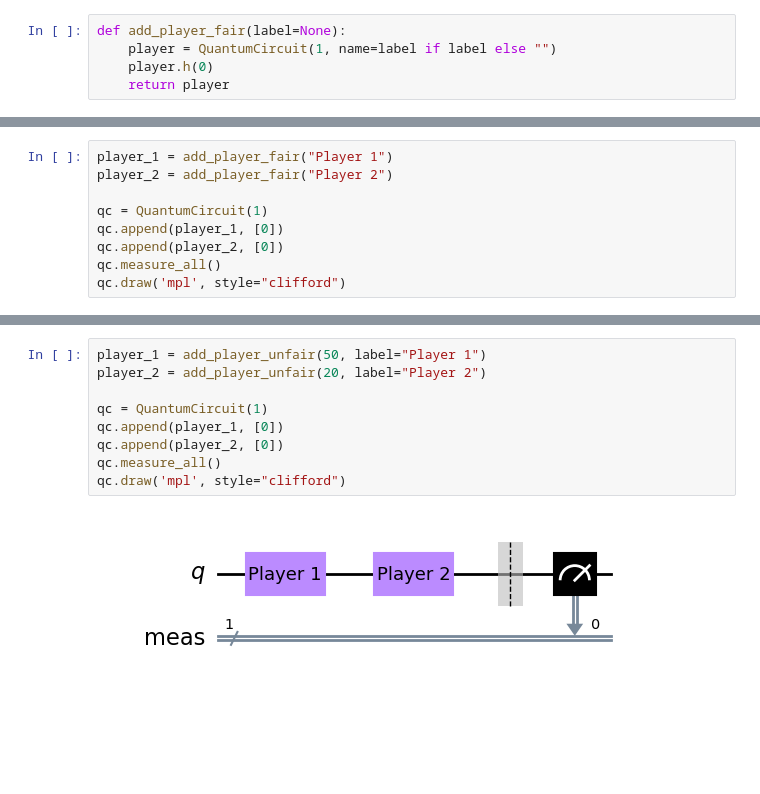
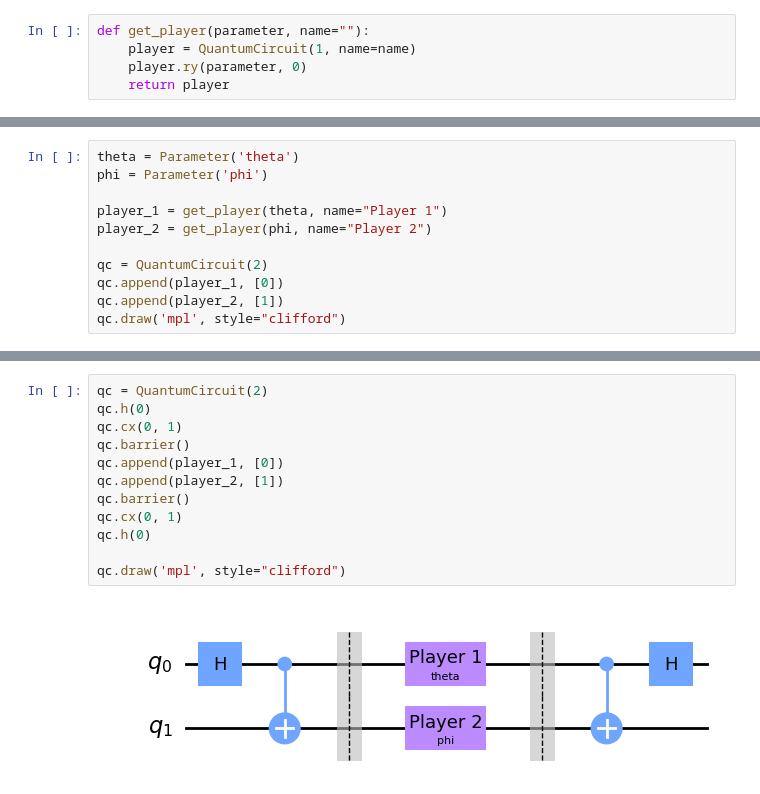
Before and after one commit to Dpbm/scientific-research-1-quantum-oracles, a Jupyter notebook: code/prisioners-dilemma.ipynb, the cells around one changed output, grey strips where cells are left out. Drawn from its saved outputs; the diff is of its cells as text; blank space fills up the shorter version.

```diff
--- a/code/prisioners-dilemma.ipynb
+++ b/code/prisioners-dilemma.ipynb
@@ -12,5 +11,5 @@ $Refuse = 1$
 # %%
-def add_player_fair(label=None):
-    player = QuantumCircuit(1, name=label if label else "")
-    player.h(0)
+def get_player(parameter, name=""):
+    player = QuantumCircuit(1, name=name)
+    player.ry(parameter, 0)
     return player
@@ -21,10 +16,12 @@ def measure(circuit):
 # %%
-player_1 = add_player_fair("Player 1")
-player_2 = add_player_fair("Player 2")
+theta = Parameter('theta')
+phi = Parameter('phi')
 
-qc = QuantumCircuit(1)
+player_1 = get_player(theta, name="Player 1")
+player_2 = get_player(phi, name="Player 2")
+
+qc = QuantumCircuit(2)
 qc.append(player_1, [0])
-qc.append(player_2, [0])
-qc.measure_all()
+qc.append(player_2, [1])
 qc.draw('mpl', style="clifford")
 # %% [output]
@@ -57,11 +41,14 @@ def add_player_unfair(rate_to_refuse, label=None):
 # %%
-player_1 = add_player_unfair(50, label="Player 1")
-player_2 = add_player_unfair(20, label="Player 2")
+qc = QuantumCircuit(2)
+qc.h(0)
+qc.cx(0, 1)
+qc.barrier()
+qc.append(player_1, [0])
+qc.append(player_2, [1])
+qc.barrier()
+qc.cx(0, 1)
+qc.h(0)
 
-qc = QuantumCircuit(1)
-qc.append(player_1, [0])
-qc.append(player_2, [0])
-qc.measure_all()
 qc.draw('mpl', style="clifford")
 # %% [output]
-[figure, old version]
+[figure, new version]
```
Also changed, not shown: parts of 26 cells of this notebook.
